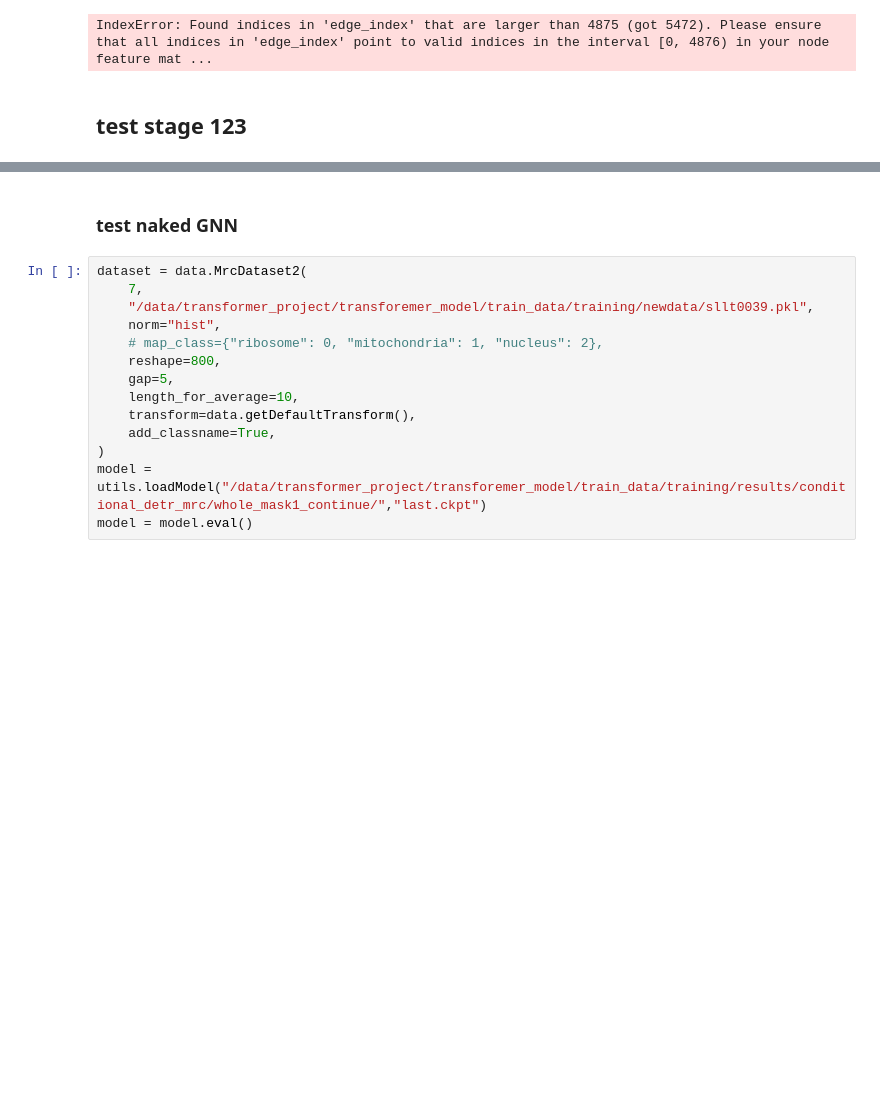
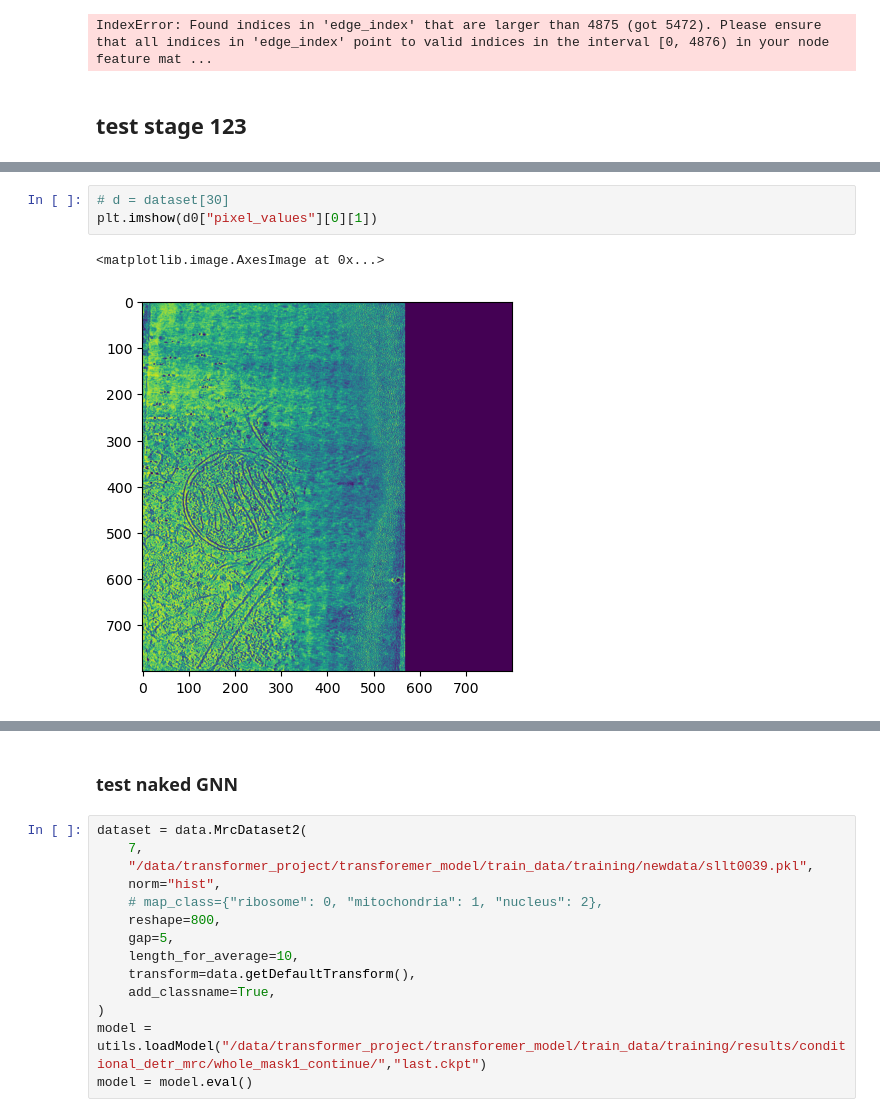
Before and after one commit to tyfei0216/TomoGNN, a Jupyter notebook: train.ipynb, the cells around one changed output, grey strips where cells are left out. Drawn from its saved outputs; the diff is of its cells as text; blank space fills up the shorter version.

```diff
--- a/train.ipynb
+++ b/train.ipynb
@@ -380,0 +388,6 @@ KeyboardInterrupt:
+# %%
+# d = dataset[30]
+plt.imshow(d0["pixel_values"][0][1])
+# %% [output]
+<matplotlib.image.AxesImage at 0x...>
+[figure, added]
```
Also changed, not shown: parts of 25 cells of this notebook, 10 other files.
